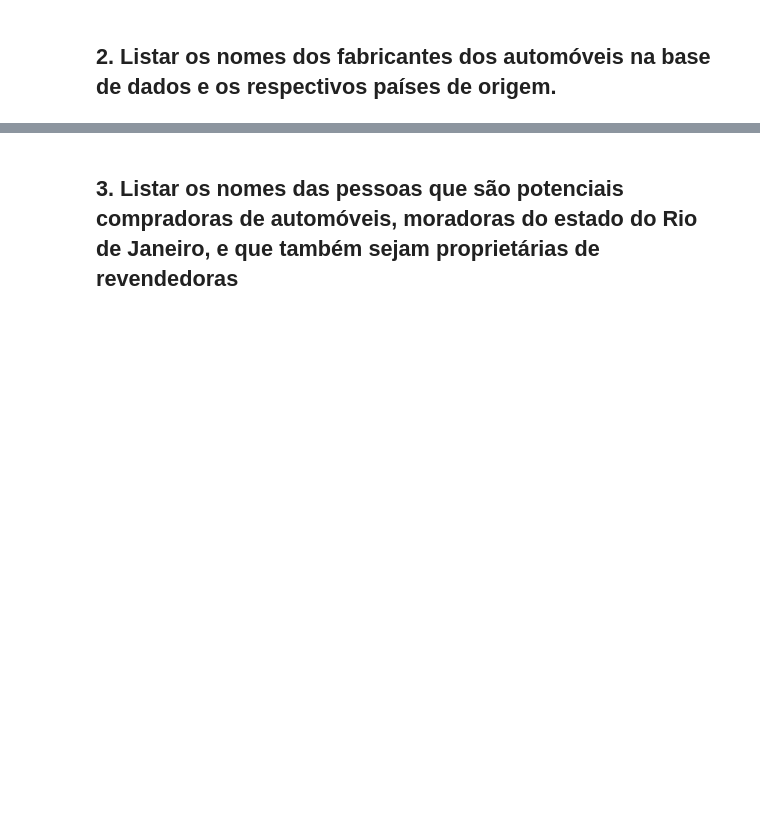
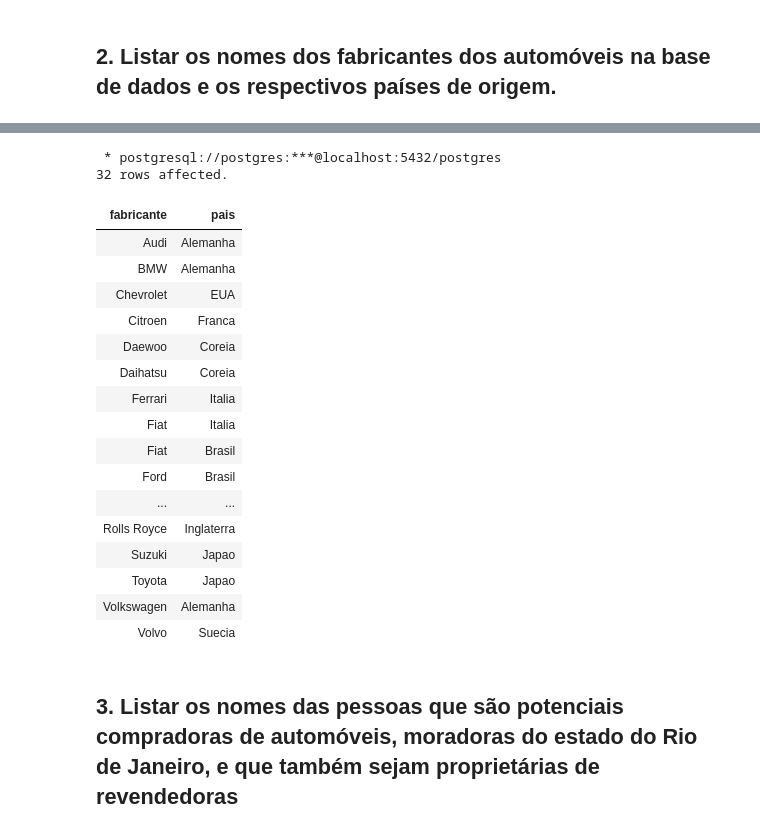
Before and after one commit to PajeSystems/PUC.MVP, a Jupyter notebook: Exercicio_Boaz_BD_Aula1.ipynb, the cells around one changed output, grey strips where cells are left out. Cells and saved outputs as stored; diff of their text form; code cells hidden in the pictures; blank space fills up the shorter version.

```diff
--- a/Exercicio_Boaz_BD_Aula1.ipynb
+++ b/Exercicio_Boaz_BD_Aula1.ipynb
@@ -177,2 +180,28 @@ UsageError: %%sql is a cell magic, but the cell body is empty. Did you mean the
+# %%
+%%sql
+
+SELECT DISTINCT Fabricante, Pais
+FROM Automoveis
+ORDER BY Fabricante
+# %% [output]
+ * postgresql://postgres:***@localhost:5432/postgres
+32 rows affected.
+| fabricante | pais |
+| Audi | Alemanha |
+| BMW | Alemanha |
+| Chevrolet | EUA |
+| Citroen | Franca |
+| Daewoo | Coreia |
+| Daihatsu | Coreia |
+| Ferrari | Italia |
+| Fiat | Italia |
+| Fiat | Brasil |
+| Ford | Brasil |
+| ... | ... |
+| Rolls Royce | Inglaterra |
+| Suzuki | Japao |
+| Toyota | Japao |
+| Volkswagen | Alemanha |
+| Volvo | Suecia |
 # %% [markdown]
 ## 3. Listar os nomes das pessoas que são potenciais compradoras de automóveis, moradoras do estado do Rio de Janeiro, e que também sejam proprietárias de revendedoras
```
Also changed, not shown: parts of 18 cells of this notebook.
